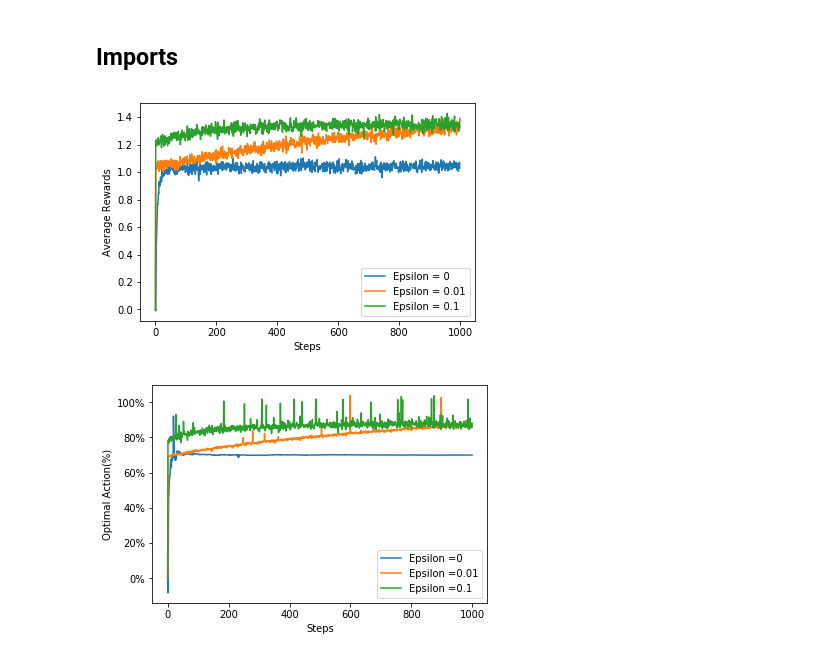
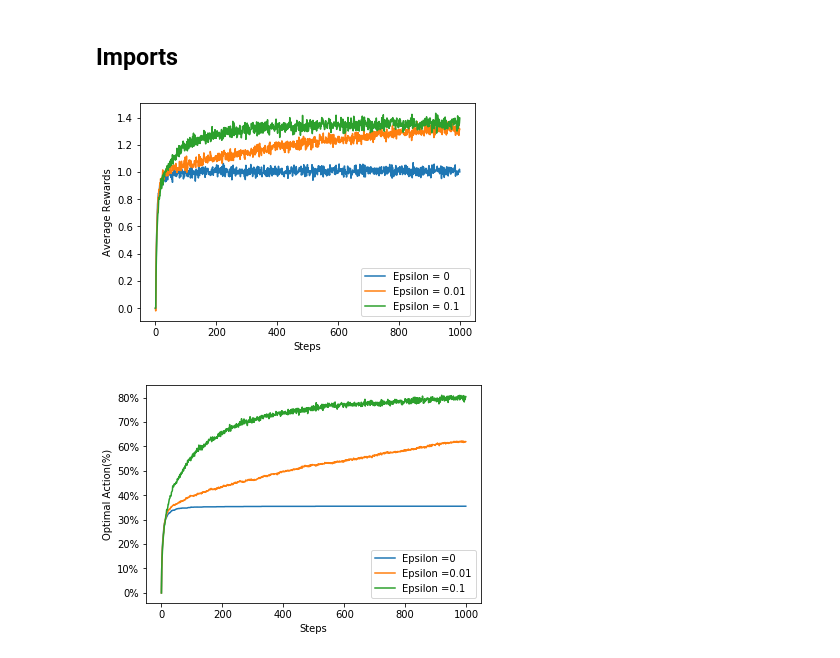
Before and after one commit to ShivangiAgarwal12/Reinforcement-Learning, a Jupyter notebook: Multi armed bandits/A k-armed bandit problem.ipynb, the cells around one changed output. Cells and saved outputs as stored; diff of their text form; code cells hidden in the pictures.

```diff
--- a/Multi armed bandits/A k-armed bandit problem.ipynb
+++ b/Multi armed bandits/A k-armed bandit problem.ipynb
@@ -142,6 +142,11 @@ def bandit(a,ids):
 # %%
 #%%A simple bandit algorithm
 for k in range(len(epsilon)):
+    #current value estimate of action
+    Q = np.zeros((bandit_number,n))
+
+    #number of times an action was chosen for each bandit
+    N = np.zeros((bandit_number,n))
     for episode in range(1, t):
         local_reward = 0.0
         action_history = 0.0
@@ -166,11 +171,12 @@ for k in range(len(epsilon)):
             local_reward += rewards
 
             #calculating an optimal action for each bandit
-            action_history += (Q[machine,a])/(np.max(Q_star[machine,:]))
 
+            idx = np.argmax(Q_star[machine,:])
+            action_history += (a==idx)
 
         avg_reward[k,episode] = (local_reward/bandit_number)
-        opt_act[k,episode]= 100*(action_history/bandit_number)
+        opt_act[k,episode]= (action_history/bandit_number)
 # %%
 #%%plot graphs for average rewards
 for reward in range(len(epsilon)):
@@ -179,14 +185,14 @@ for reward in range(len(epsilon)):
     plt.ylabel('Average Rewards')
     plt.legend()
 # %% [output]
-[figure, old version]
+[figure, new version]
 # %%
 #%%plot graph of percentage of chossing optimal actions
 for reward1 in range(len(epsilon)):
-    ax = plt.plot(opt_act[reward1,:].T,label='Epsilon =' + str(epsilon[reward1]))
+    ax = plt.plot(100*opt_act[reward1,:].T,label='Epsilon =' + str(epsilon[reward1]))
     plt.xlabel('Steps')
     plt.gca().set_yticklabels(['{:.0f}%'.format(x) for x in plt.gca().get_yticks()])
     plt.ylabel('Optimal Action(%)')
     plt.legend()
 # %% [output]
-[figure, old version]
+[figure, new version]
```
